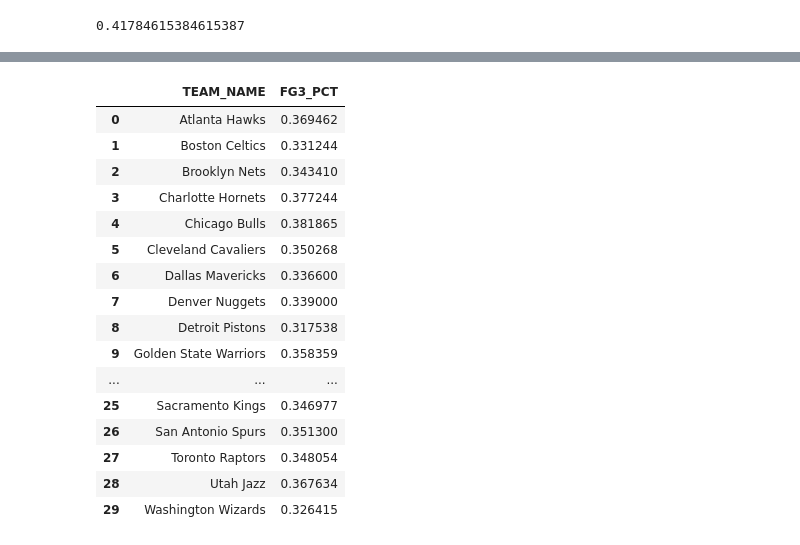
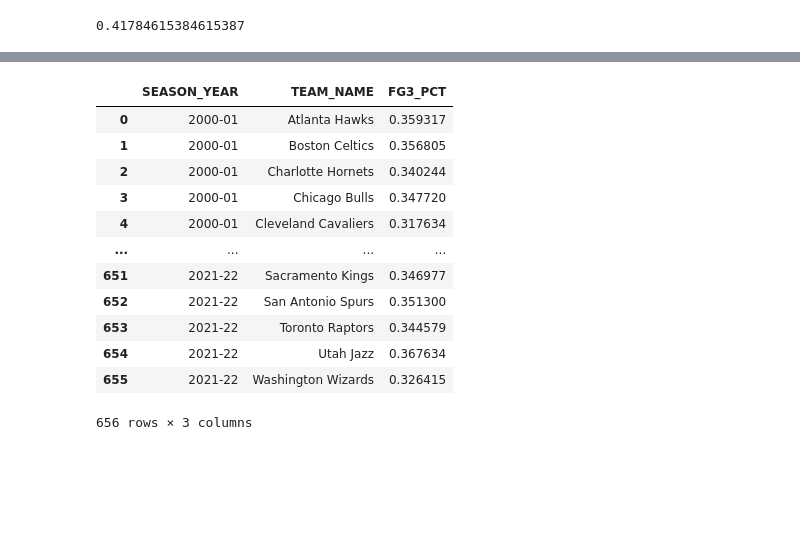
Before and after one commit to raquelcreis/nba_stats, a Jupyter notebook: notebook.ipynb, the cells around one changed output, grey strips where cells are left out. Cells and saved outputs as stored; diff of their text form; code cells hidden in the pictures; blank space fills up the shorter version.

Commit message:
fg3 pct mean dataframe

```diff
--- a/notebook.ipynb
+++ b/notebook.ipynb
@@ -88,5 +86,5 @@ logs = TeamGameLogs(season_nullable='2021-22').get_data_frames()[0]
 # %%
-seasons = ['1999-20','2000-01','2001-02','2002-03','2003-04','2004-05','2005-06',
+seasons = ['2000-01','2001-02','2002-03','2003-04','2004-05','2005-06',
            '2006-07','2007-08','2008-09','2009-10','2010-11','2011-12','2012-13',
            '2013-14','2014-15','2015-16','2016-17','2017-18','2018-19','2019-20',
            '2020-21','2021-22']
@@ -113,25 +93,24 @@ logs1
-# %%
-logs1 = logs1.groupby('TEAM_NAME')['FG3_PCT'].mean().reset_index()
-logs1
-# %% [output]
-|  | TEAM_NAME | FG3_PCT |
-| 0 | Atlanta Hawks | 0.369462 |
-| 1 | Boston Celtics | 0.331244 |
-| 2 | Brooklyn Nets | 0.343410 |
-| 3 | Charlotte Hornets | 0.377244 |
-| 4 | Chicago Bulls | 0.381865 |
-| 5 | Cleveland Cavaliers | 0.350268 |
-| 6 | Dallas Mavericks | 0.336600 |
-| 7 | Denver Nuggets | 0.339000 |
-| 8 | Detroit Pistons | 0.317538 |
-| 9 | Golden State Warriors | 0.358359 |
-| ... | ... | ... |
-| 25 | Sacramento Kings | 0.346977 |
-| 26 | San Antonio Spurs | 0.351300 |
-| 27 | Toronto Raptors | 0.348054 |
-| 28 | Utah Jazz | 0.367634 |
-| 29 | Washington Wizards | 0.326415 |
 # %%
+logs = pd.DataFrame(columns=cols)
+
 for season in seasons:
     log = TeamGameLogs(season_nullable=season).get_data_frames()[0]
     log = log[cols]
+    log = log.groupby(['SEASON_YEAR','TEAM_NAME'])['FG3_PCT'].mean().reset_index()
+    logs = logs.append(log,ignore_index=True)
+# %%
+logs
+# %% [output]
+|  | SEASON_YEAR | TEAM_NAME | FG3_PCT |
+| 0 | 2000-01 | Atlanta Hawks | 0.359317 |
+| 1 | 2000-01 | Boston Celtics | 0.356805 |
+| 2 | 2000-01 | Charlotte Hornets | 0.340244 |
+| 3 | 2000-01 | Chicago Bulls | 0.347720 |
+| 4 | 2000-01 | Cleveland Cavaliers | 0.317634 |
+| ... | ... | ... | ... |
+| 651 | 2021-22 | Sacramento Kings | 0.346977 |
+| 652 | 2021-22 | San Antonio Spurs | 0.351300 |
+| 653 | 2021-22 | Toronto Raptors | 0.344579 |
+| 654 | 2021-22 | Utah Jazz | 0.367634 |
+| 655 | 2021-22 | Washington Wizards | 0.326415 |
+656 rows × 3 columns
```
Also changed, not shown: parts of 3 cells of this notebook.
